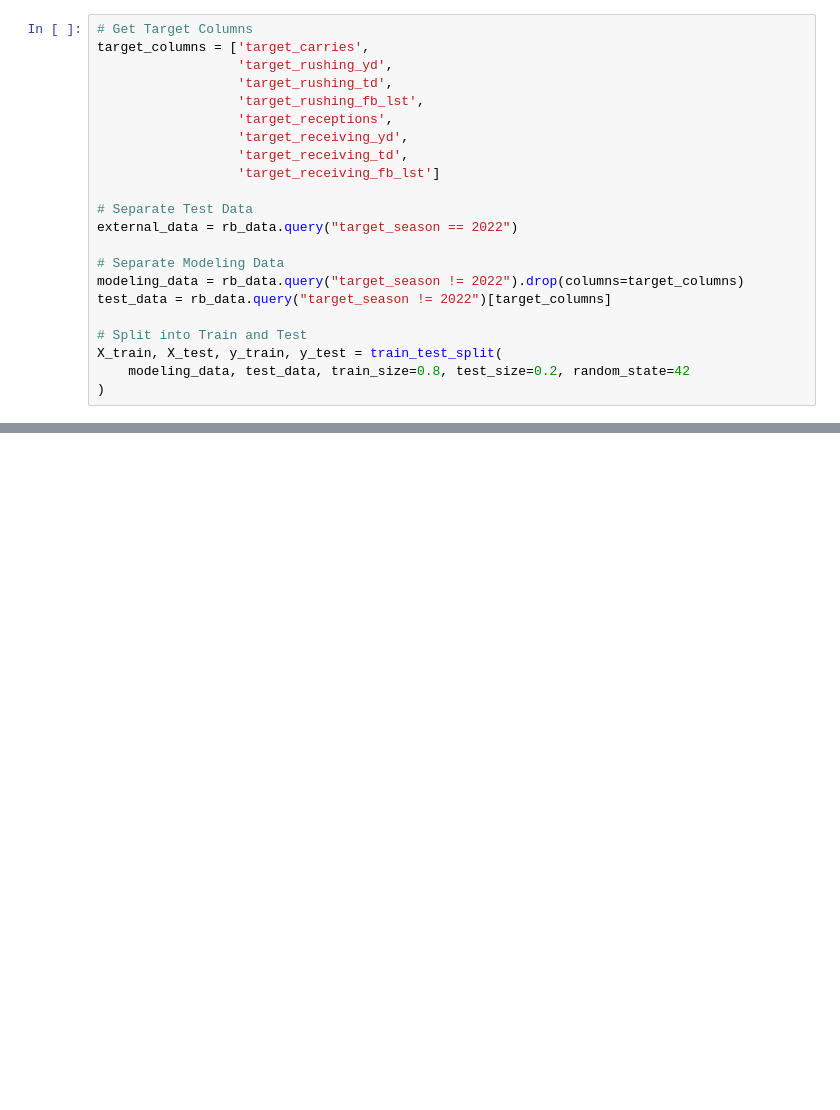
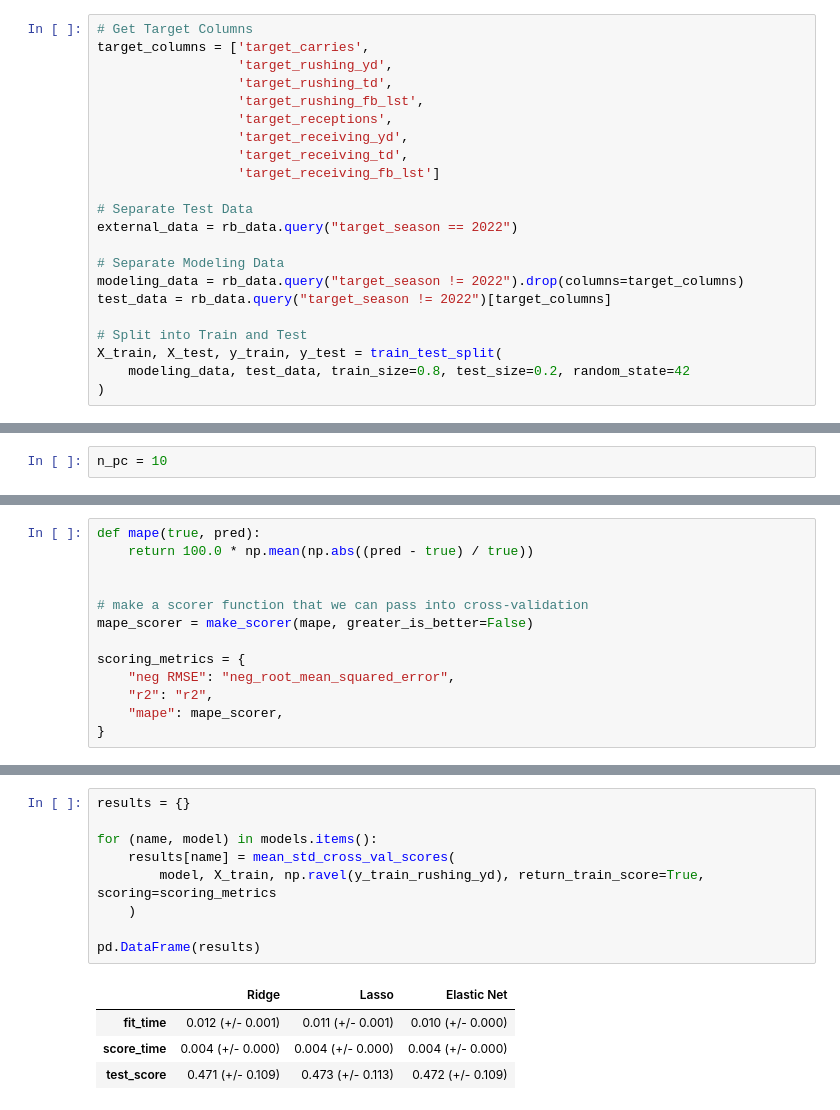
Before and after one commit to dusty736/fantasy_wizard, a Jupyter notebook: Python/rb_season_modeling.ipynb, the cells around one changed output, grey strips where cells are left out. Cells and saved outputs as stored; diff of their text form; blank space fills up the shorter version.

```diff
--- a/Python/rb_season_modeling.ipynb
+++ b/Python/rb_season_modeling.ipynb
@@ -101,0 +185,2 @@ external_data
+# %%
+n_pc = 10
@@ -101,0 +557,13 @@ external_data
+# %%
+def mape(true, pred):
+    return 100.0 * np.mean(np.abs((pred - true) / true))
+
+
+# make a scorer function that we can pass into cross-validation
+mape_scorer = make_scorer(mape, greater_is_better=False)
+
+scoring_metrics = {
+    "neg RMSE": "neg_root_mean_squared_error",
+    "r2": "r2",
+    "mape": mape_scorer,
+}
@@ -101,0 +654,14 @@ external_data
+# %%
+results = {}
+
+for (name, model) in models.items():
+    results[name] = mean_std_cross_val_scores(
+        model, X_train, np.ravel(y_train_rushing_yd), return_train_score=True, scoring=scoring_metrics
+    )
+
+pd.DataFrame(results)
+# %% [output]
+|  | Ridge | Lasso | Elastic Net |
+| fit_time | 0.012 (+/- 0.001) | 0.011 (+/- 0.001) | 0.010 (+/- 0.000) |
+| score_time | 0.004 (+/- 0.000) | 0.004 (+/- 0.000) | 0.004 (+/- 0.000) |
+| test_score | 0.471 (+/- 0.109) | 0.473 (+/- 0.113) | 0.472 (+/- 0.109) |
```
Also changed, not shown: parts of 52 cells of this notebook.
